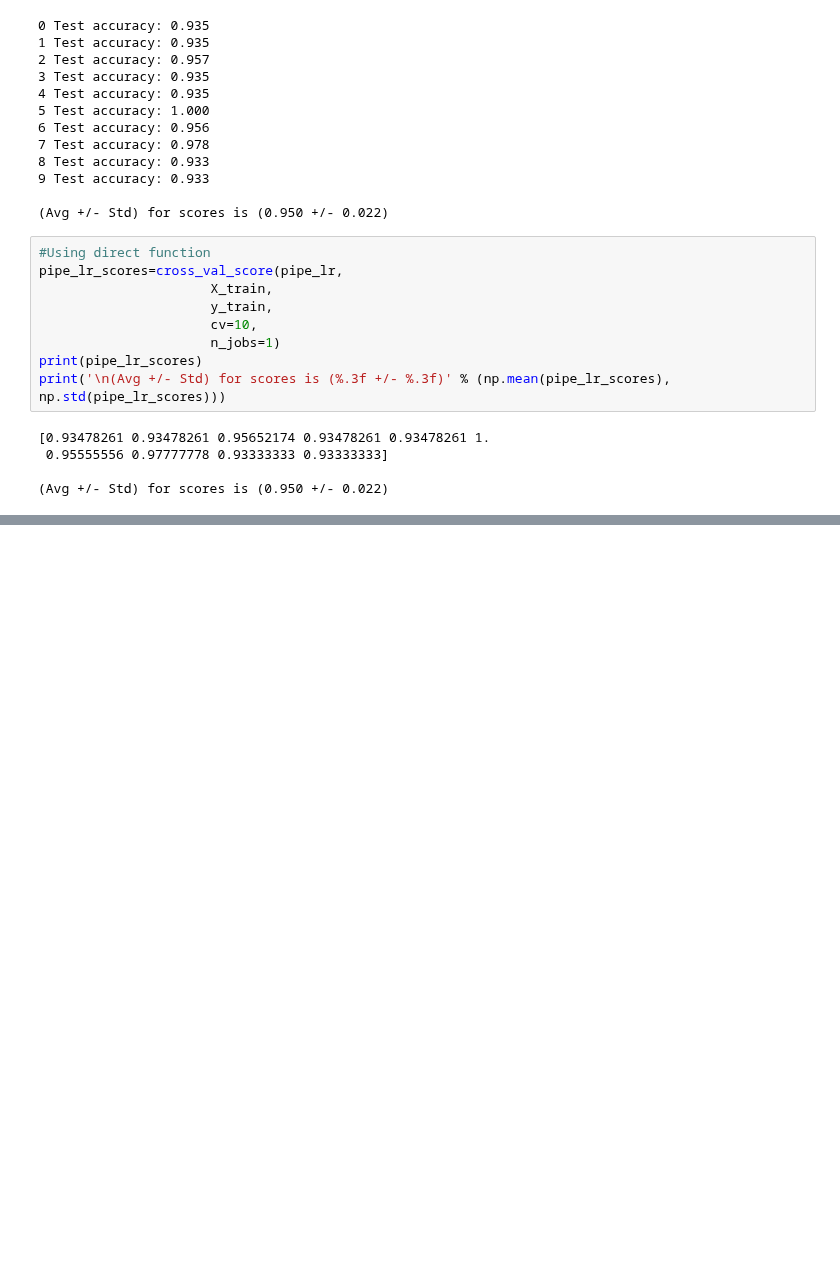
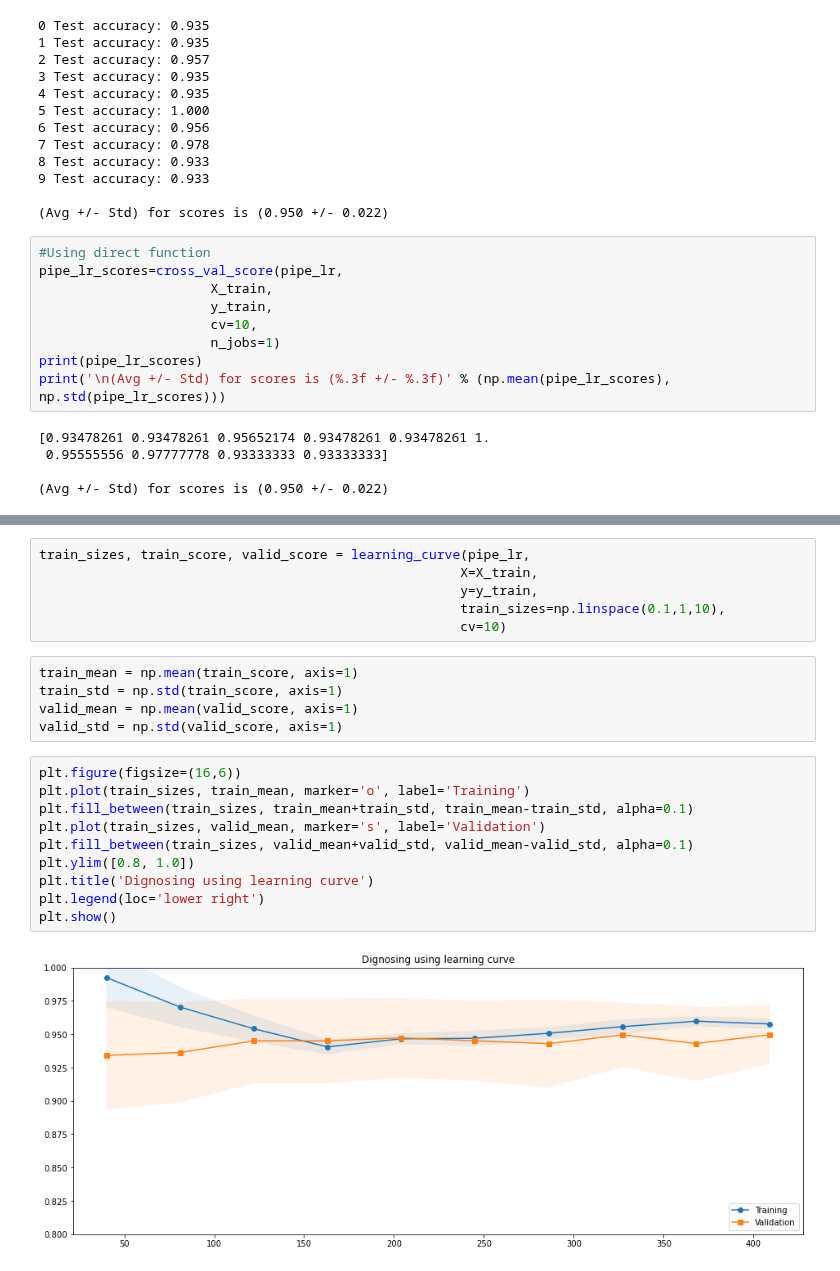
Before and after one commit to SwapnilSParkhe/Machine-Learning, a Jupyter notebook: Projects/Breast Cancer Wisconsin/Model building and Debugging.ipynb, the cells around one changed output, grey strips where cells are left out. Saved outputs shown, nothing was run; the diff lists cells and outputs as text; blank space fills up the shorter version.

Commit message:
Leanring curve

```diff
--- a/Projects/Breast Cancer Wisconsin/Model building and Debugging.ipynb
+++ b/Projects/Breast Cancer Wisconsin/Model building and Debugging.ipynb
@@ -116,0 +126,23 @@ print('\n(Avg +/- Std) for scores is (%.3f +/- %.3f)' % (np.mean(pipe_lr_scores)
+# %%
+train_sizes, train_score, valid_score = learning_curve(pipe_lr,
+                                                      X=X_train,
+                                                      y=y_train,
+                                                      train_sizes=np.linspace(0.1,1,10),
+                                                      cv=10)
+# %%
+train_mean = np.mean(train_score, axis=1)
+train_std = np.std(train_score, axis=1)
+valid_mean = np.mean(valid_score, axis=1)
+valid_std = np.std(valid_score, axis=1)
+# %%
+plt.figure(figsize=(16,6))
+plt.plot(train_sizes, train_mean, marker='o', label='Training')
+plt.fill_between(train_sizes, train_mean+train_std, train_mean-train_std, alpha=0.1)
+plt.plot(train_sizes, valid_mean, marker='s', label='Validation')
+plt.fill_between(train_sizes, valid_mean+valid_std, valid_mean-valid_std, alpha=0.1)
+plt.ylim([0.8, 1.0])
+plt.title('Dignosing using learning curve')
+plt.legend(loc='lower right')
+plt.show()
+# %% [output]
+[figure, added]
```
Also changed, not shown: parts of 6 cells of this notebook.
